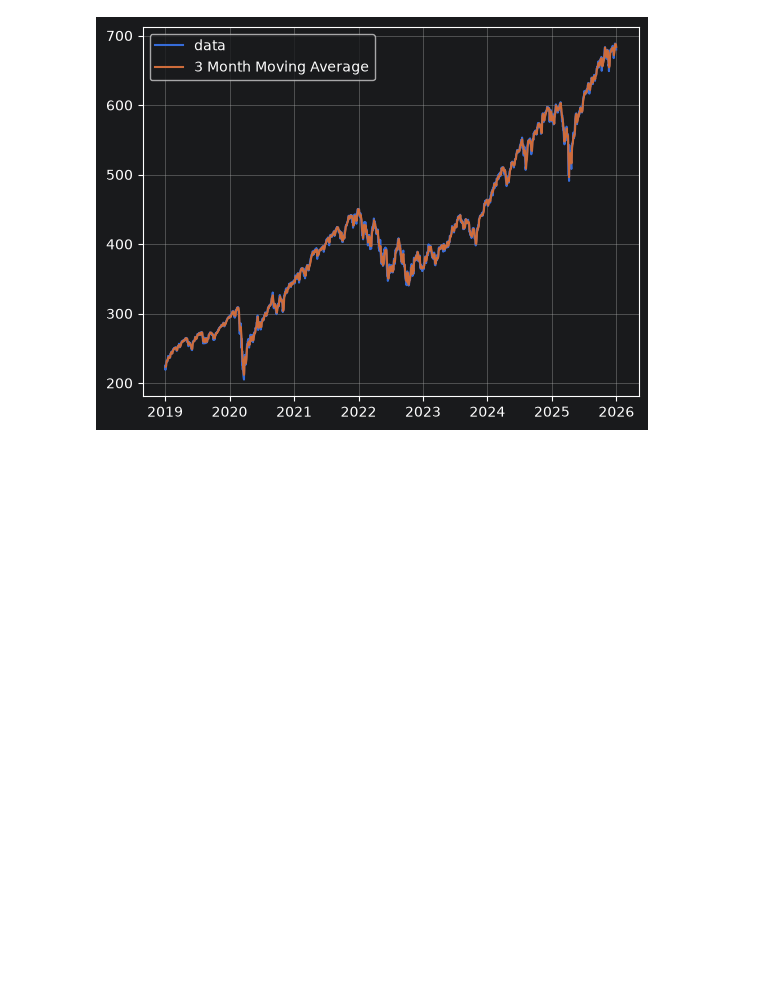
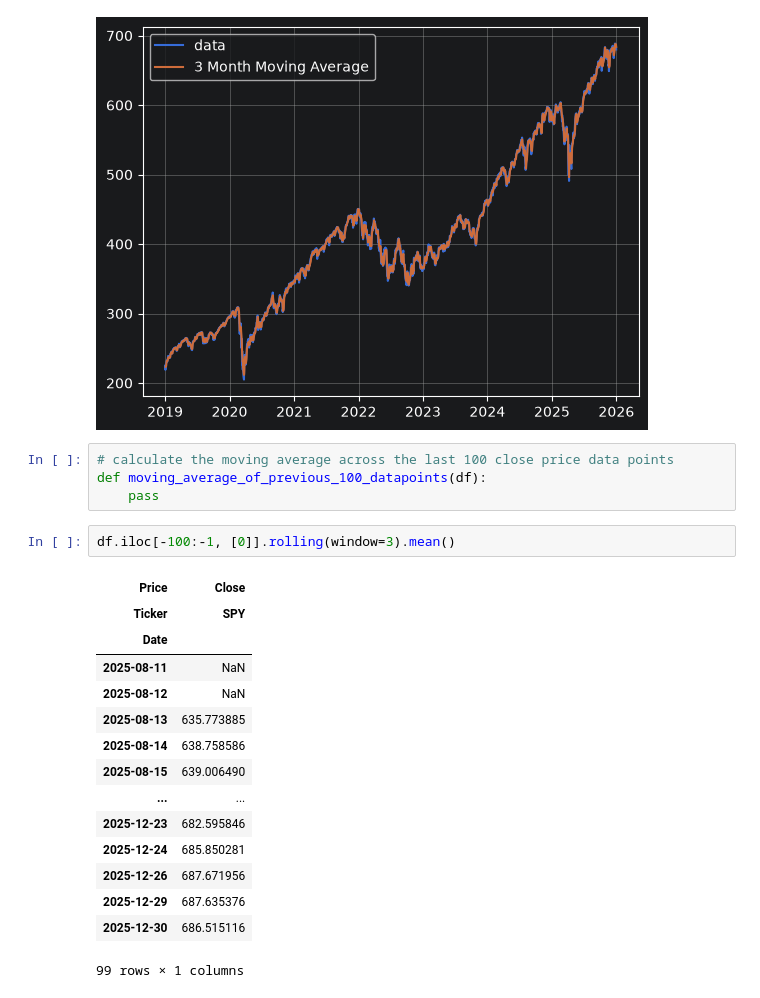
Before and after one commit to Jeffrey-Adjei/Technical-Indicator-Research, a Jupyter notebook: movingaverage.ipynb, the cells around one changed output. Cells and saved outputs as stored; diff of their text form; blank space fills up the shorter version.

Commit message:
"trying to figure out how to calculate the moving average for the last 100 close price data points, and plot it"

```diff
--- a/movingaverage.ipynb
+++ b/movingaverage.ipynb
@@ -81,3 +81,25 @@ plt.legend(loc=2)
 plt.show()
 # %% [output]
 [figure]
+# %%
+# calculate the moving average across the last 100 close price data points
+def moving_average_of_previous_100_datapoints(df):
+    pass
+# %%
+df.iloc[-100:-1, [0]].rolling(window=3).mean()
+# %% [output]
+| Price | Close |
+| Ticker | SPY |
+| Date |  |
+| 2025-08-11 | NaN |
+| 2025-08-12 | NaN |
+| 2025-08-13 | 635.773885 |
+| 2025-08-14 | 638.758586 |
+| 2025-08-15 | 639.006490 |
+| ... | ... |
+| 2025-12-23 | 682.595846 |
+| 2025-12-24 | 685.850281 |
+| 2025-12-26 | 687.671956 |
+| 2025-12-29 | 687.635376 |
+| 2025-12-30 | 686.515116 |
+99 rows × 1 columns
```
